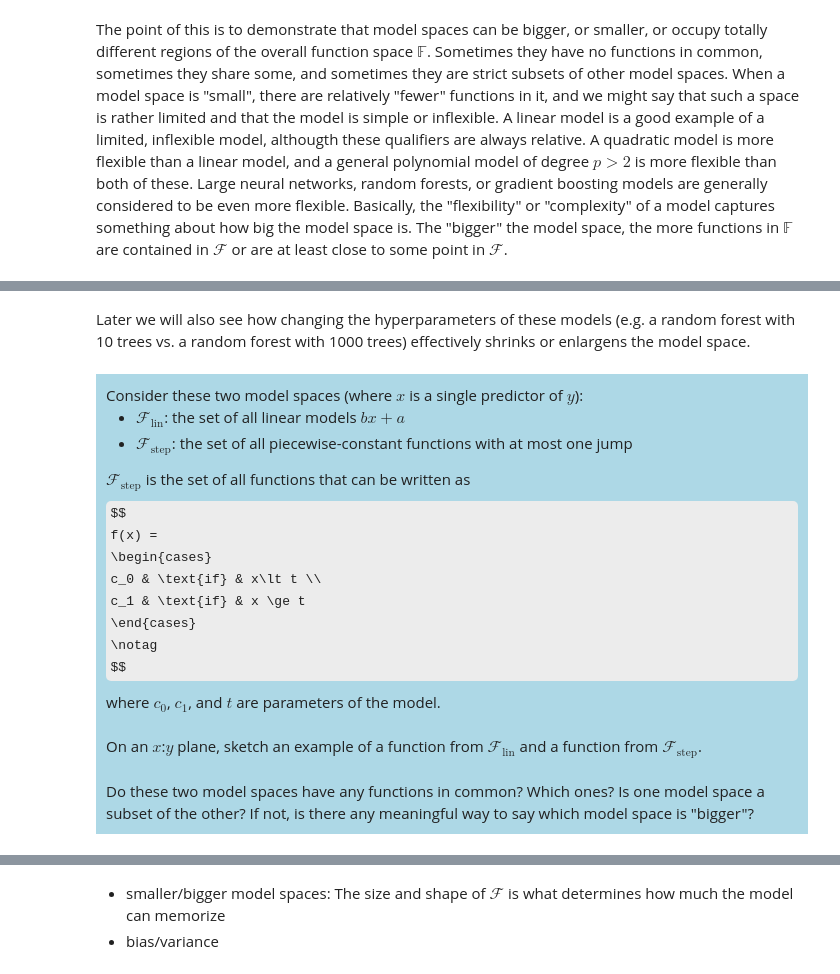
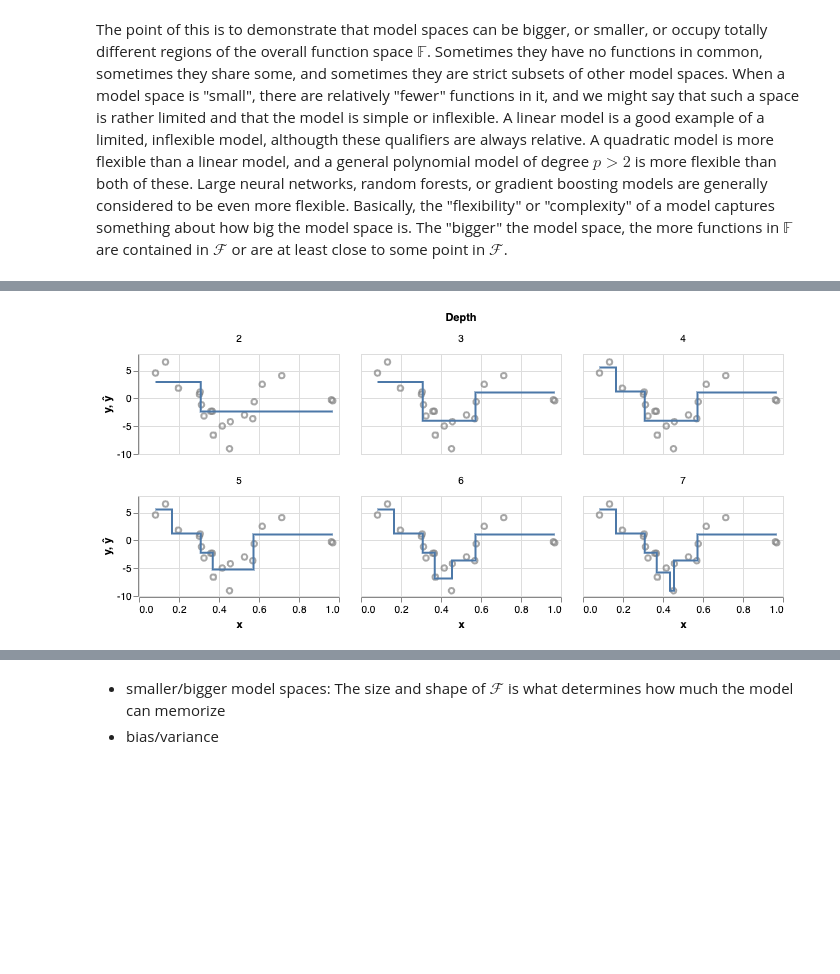
Before and after one commit to alejandroschuler/CSL, a Jupyter notebook: content/model-eval/model-eval.ipynb, the cells around one changed output, grey strips where cells are left out. Saved outputs shown, nothing was run; the diff lists cells and outputs as text; code cells hidden in the pictures; some formulas as TeX source; blank space fills up the shorter version.

```diff
--- a/content/model-eval/model-eval.ipynb
+++ b/content/model-eval/model-eval.ipynb
@@ -851,7 +891,7 @@ Let's explore this a little more with some data. We'll fit the same data using m
 # %%
 def sim_train(depths):
     X_train,y_train = data_factory(20)
-    df = zip(X_train[:,0], y_train, *[DecisionTreeRegressor(max_depth=depth).fit(X_train, y_train).predict(X_train)
+    df = zip(X_train[:,0], y_train, *[DecisionTreeRegressor(max_leaf_nodes=depth).fit(X_train, y_train).predict(X_train)
                                       for depth in depths])
     return pd.DataFrame(
         df,
@@ -907,25 +903,0 @@ alt.Chart(
-# %% [markdown]
-Later we will also see how changing the hyperparameters of these models (e.g. a random forest with 10 trees vs. a random forest with 1000 trees) effectively shrinks or enlargens the model space.
-# %% [markdown]
-<div style="background-color:lightblue; padding:10px; outline: 1px solid darkblue; margin:20px">
-Consider these two model spaces (where $x$ is a single predictor of $y$):
-<ul>
-    <li>$\mathcal F_{\text{lin}}$: the set of all linear models $bx+a$</li>
-    <li>$\mathcal F_{\text{step}}$: the set of all piecewise-constant functions with at most one jump</li>
-</ul>
-$\mathcal F_{\text{step}}$ is the set of all functions that can be written as
-$$
-f(x) =
-\begin{cases}
-c_0 & \text{if} & x\lt t \\
-c_1 & \text{if} & x \ge t
-\end{cases}
-\notag
-$$
-where $c_0$, $c_1$, and $t$ are parameters of the model.
-<br/><br/>
-On an $x$:$y$ plane, sketch an example of a function from $\mathcal F_{\text{lin}}$ and a function from $\mathcal F_{\text{step}}$.
-<br/><br/>
-Do these two model spaces have any functions in common? Which ones? Is one model space a subset of the other? If not, is there any meaningful way to say which model space is "bigger"?
-
-</div>
@@ -948,0 +904,14 @@ Do these two model spaces have any functions in common? Which ones? Is one model
+# %%
+source = sim_train(range(2,8))
+
+points = alt.Chart().mark_point(color='grey').encode(alt.X('x'), alt.Y('y'))
+lines = alt.Chart().mark_line(interpolate='step').encode(alt.X('x'), alt.Y('ŷ'))
+
+alt.layer(
+    points, lines,
+    data=source,
+    height=100,
+    width=200
+).facet('Depth:O', columns = 3)
+# %% [output]
+[figure, added]
```
Also changed, not shown: parts of 13 cells of this notebook, 26 other files.
